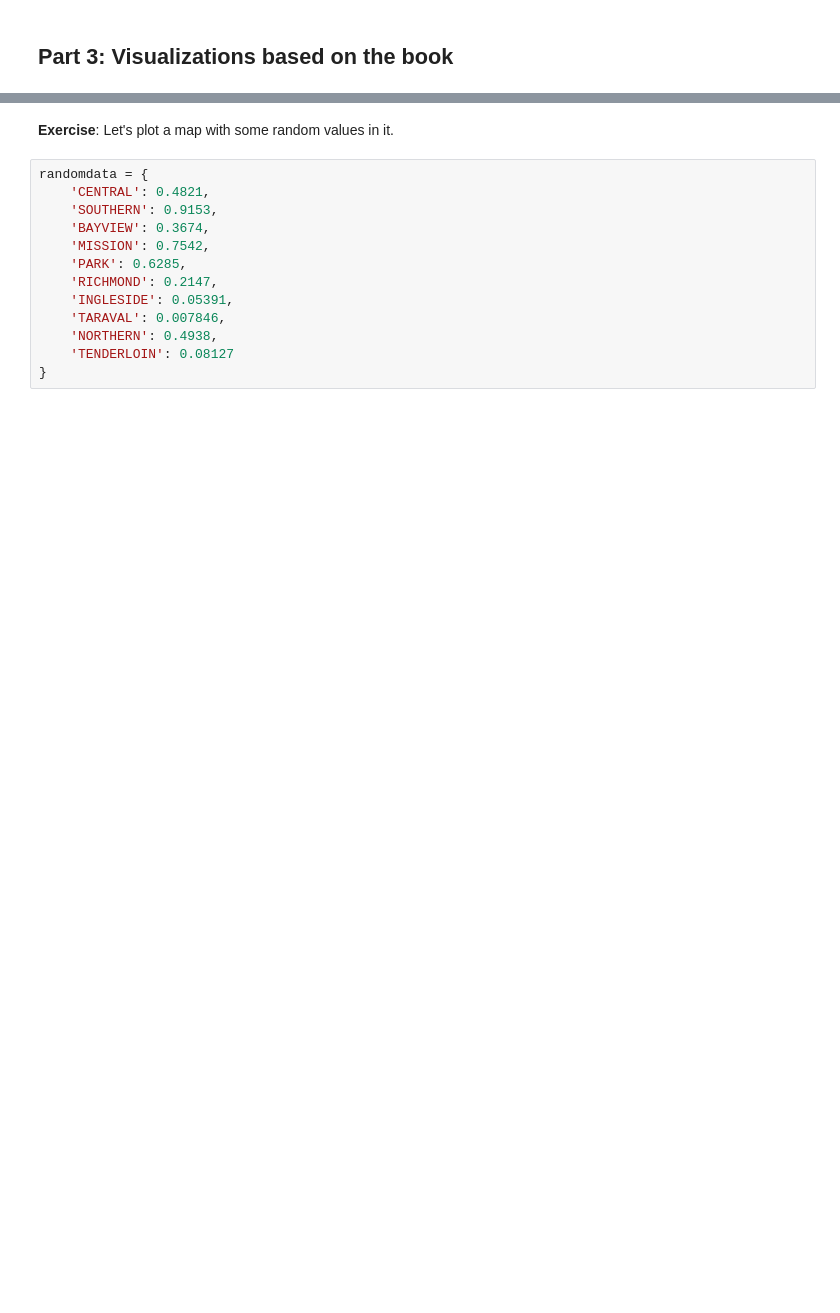
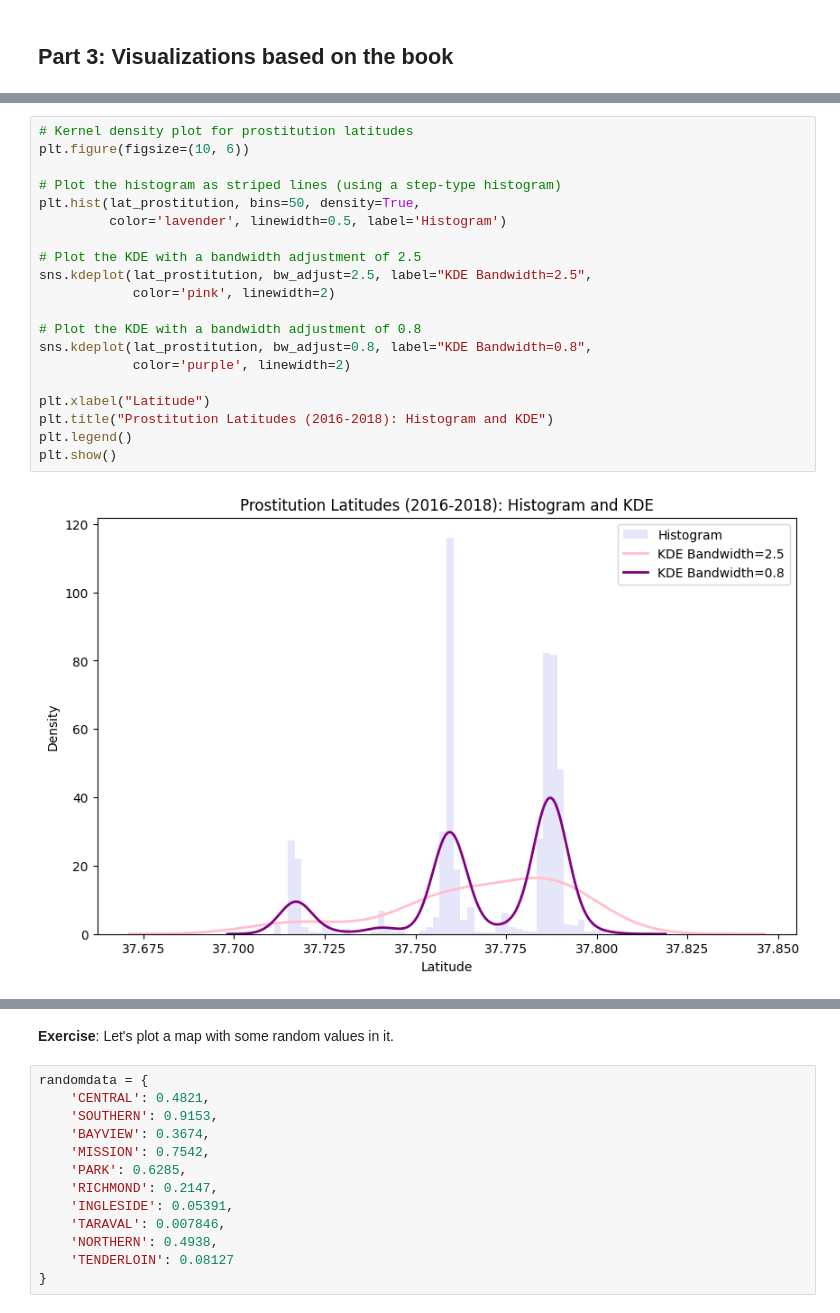
Before and after one commit to AleksandarLukic96/02806_Social_Data, a Jupyter notebook: notebooks/W3_Paula.ipynb, the cells around one changed output, grey strips where cells are left out. Saved outputs shown, nothing was run; the diff lists cells and outputs as text; blank space fills up the shorter version.

```diff
--- a/notebooks/W3_Paula.ipynb
+++ b/notebooks/W3_Paula.ipynb
@@ -78,0 +159,22 @@ plt.show()
+# %%
+# Kernel density plot for prostitution latitudes
+plt.figure(figsize=(10, 6))
+
+# Plot the histogram as striped lines (using a step-type histogram)
+plt.hist(lat_prostitution, bins=50, density=True,
+         color='lavender', linewidth=0.5, label='Histogram')
+
+# Plot the KDE with a bandwidth adjustment of 2.5
+sns.kdeplot(lat_prostitution, bw_adjust=2.5, label="KDE Bandwidth=2.5",
+            color='pink', linewidth=2)
+
+# Plot the KDE with a bandwidth adjustment of 0.8
+sns.kdeplot(lat_prostitution, bw_adjust=0.8, label="KDE Bandwidth=0.8",
+            color='purple', linewidth=2)
+
+plt.xlabel("Latitude")
+plt.title("Prostitution Latitudes (2016-2018): Histogram and KDE")
+plt.legend()
+plt.show()
+# %% [output]
+[figure, added]
```
Also changed, not shown: parts of 24 cells of this notebook.
